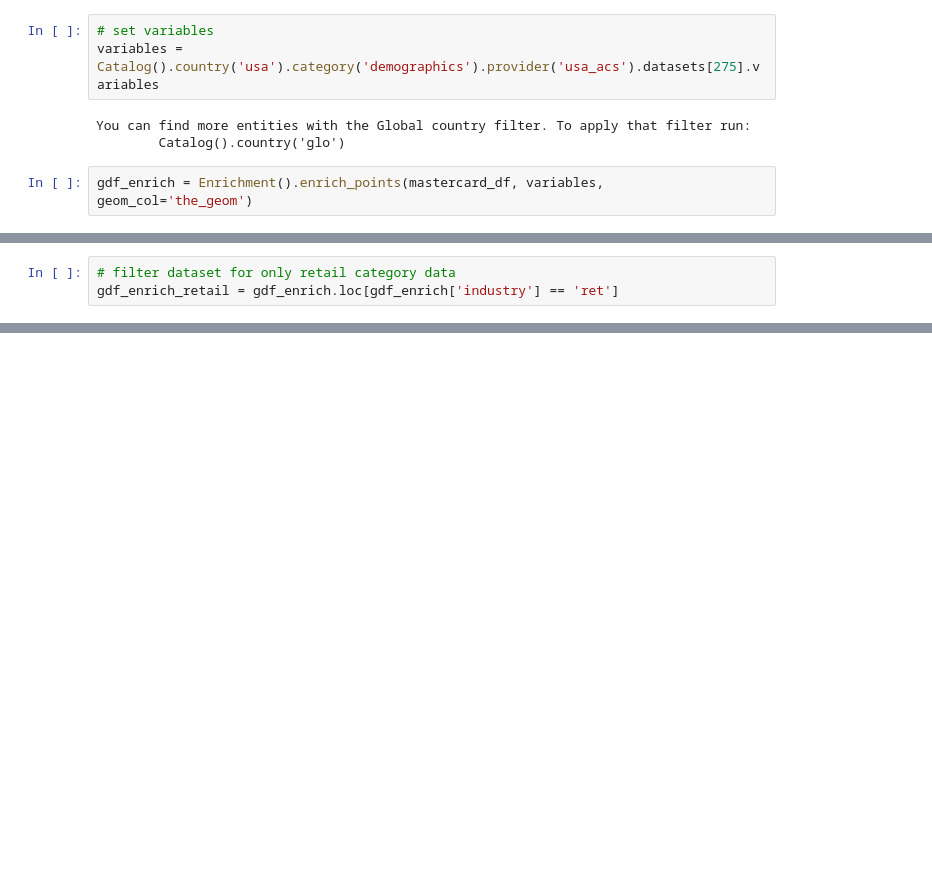
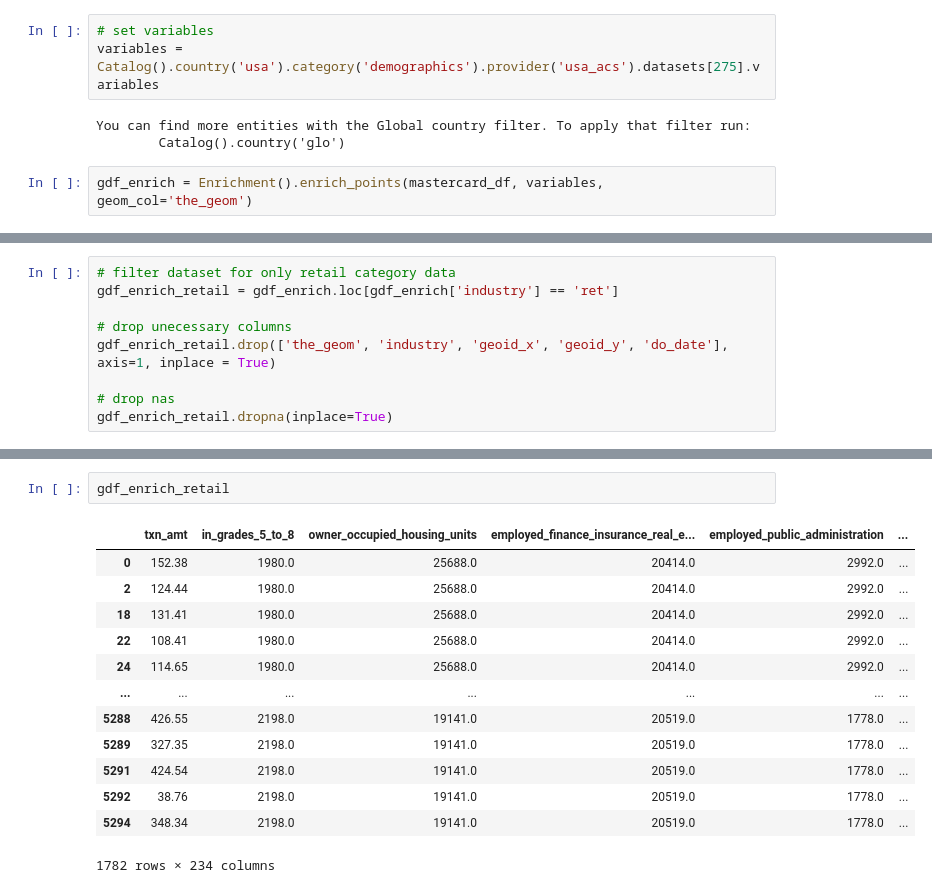
Before and after one commit to asliwinski23/mastercard_spend_prediction, a Jupyter notebook: final_project.ipynb, the cells around one changed output, grey strips where cells are left out. Saved outputs shown, nothing was run; the diff lists cells and outputs as text; blank space fills up the shorter version.

```diff
--- a/final_project.ipynb
+++ b/final_project.ipynb
@@ -128,3 +165,9 @@ gdf_enrich = Enrichment().enrich_points(mastercard_df, variables, geom_col='the_
 # %%
 # filter dataset for only retail category data
 gdf_enrich_retail = gdf_enrich.loc[gdf_enrich['industry'] == 'ret']
+
+# drop unecessary columns
+gdf_enrich_retail.drop(['the_geom', 'industry', 'geoid_x', 'geoid_y', 'do_date'], axis=1, inplace = True)
+
+# drop nas
+gdf_enrich_retail.dropna(inplace=True)
@@ -130,0 +182,16 @@ gdf_enrich_retail = gdf_enrich.loc[gdf_enrich['industry'] == 'ret']
+# %%
+gdf_enrich_retail
+# %% [output]
+|  | txn_amt | in_grades_5_to_8 | owner_occupied_housing_units | employed_finance_insurance_real_e... | employed_public_administration | ... |
+| 0 | 152.38 | 1980.0 | 25688.0 | 20414.0 | 2992.0 | ... |
+| 2 | 124.44 | 1980.0 | 25688.0 | 20414.0 | 2992.0 | ... |
+| 18 | 131.41 | 1980.0 | 25688.0 | 20414.0 | 2992.0 | ... |
+| 22 | 108.41 | 1980.0 | 25688.0 | 20414.0 | 2992.0 | ... |
+| 24 | 114.65 | 1980.0 | 25688.0 | 20414.0 | 2992.0 | ... |
+| ... | ... | ... | ... | ... | ... | ... |
+| 5288 | 426.55 | 2198.0 | 19141.0 | 20519.0 | 1778.0 | ... |
+| 5289 | 327.35 | 2198.0 | 19141.0 | 20519.0 | 1778.0 | ... |
+| 5291 | 424.54 | 2198.0 | 19141.0 | 20519.0 | 1778.0 | ... |
+| 5292 | 38.76 | 2198.0 | 19141.0 | 20519.0 | 1778.0 | ... |
+| 5294 | 348.34 | 2198.0 | 19141.0 | 20519.0 | 1778.0 | ... |
+1782 rows × 234 columns
```
Also changed, not shown: parts of 16 cells of this notebook, 1 other file.
